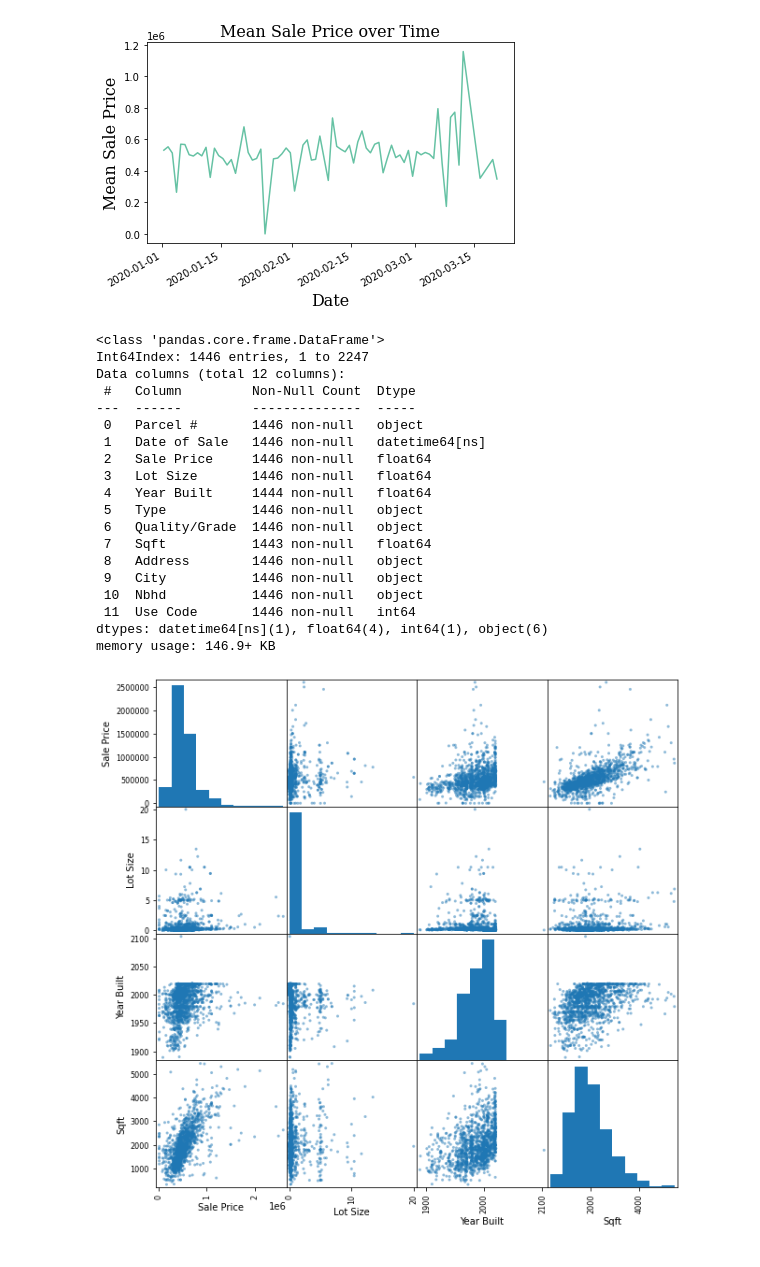
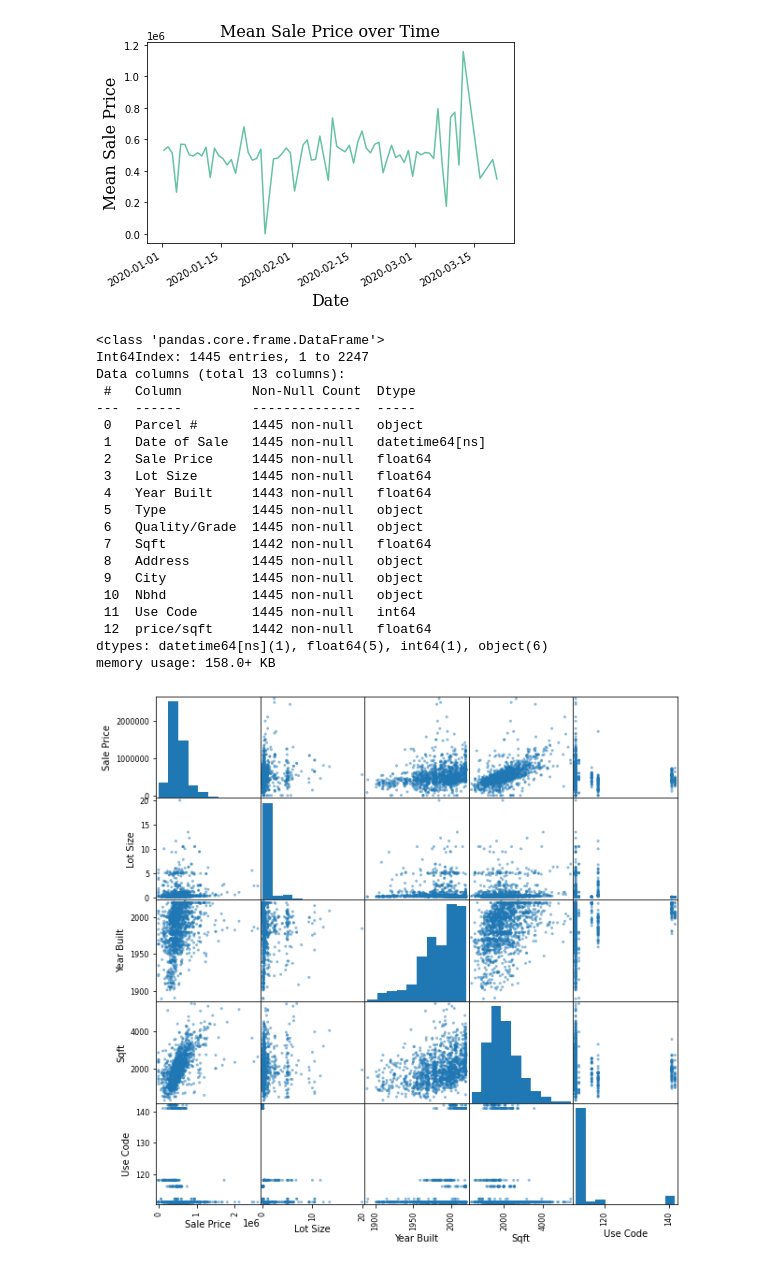
Before and after one commit to vmccready/home-saleprice-eda, a Jupyter notebook: sales_eda.ipynb, the cells around one changed output. Cells and saved outputs as stored; diff of their text form; code cells hidden in the pictures.

Commit message:
Created additional plots relating columns. Additional type casting for data

```diff
--- a/sales_eda.ipynb
+++ b/sales_eda.ipynb
@@ -119,0 +124,3 @@ home_sales['Nbhd'] = home_sales['Nbhd'].map(lambda n: n.split(':')[1])
+# %%
+# Removing rows where Year Built is greater than current year
+home_sales.drop(home_sales[home_sales['Year Built'] > 2021].index, inplace=True)
@@ -257,35 +296,37 @@ plt.show()
 single_family.info()
 # %% [output]
 <class 'pandas.core.frame.DataFrame'>
-Int64Index: 1446 entries, 1 to 2247
-Data columns (total 12 columns):
+Int64Index: 1445 entries, 1 to 2247
+Data columns (total 13 columns):
  #   Column         Non-Null Count  Dtype
 ---  ------         --------------  -----
- 0   Parcel #       1446 non-null   object
- 1   Date of Sale   1446 non-null   datetime64[ns]
- 2   Sale Price     1446 non-null   float64
- 3   Lot Size       1446 non-null   float64
- 4   Year Built     1444 non-null   float64
- 5   Type           1446 non-null   object
- 6   Quality/Grade  1446 non-null   object
- 7   Sqft           1443 non-null   float64
- 8   Address        1446 non-null   object
- 9   City           1446 non-null   object
- 10  Nbhd           1446 non-null   object
- 11  Use Code       1446 non-null   int64
-dtypes: datetime64[ns](1), float64(4), int64(1), object(6)
-memory usage: 146.9+ KB
+ 0   Parcel #       1445 non-null   object
+ 1   Date of Sale   1445 non-null   datetime64[ns]
+ 2   Sale Price     1445 non-null   float64
+ 3   Lot Size       1445 non-null   float64
+ 4   Year Built     1443 non-null   float64
+ 5   Type           1445 non-null   object
+ 6   Quality/Grade  1445 non-null   object
+ 7   Sqft           1442 non-null   float64
+ 8   Address        1445 non-null   object
+ 9   City           1445 non-null   object
+ 10  Nbhd           1445 non-null   object
+ 11  Use Code       1445 non-null   int64
+ 12  price/sqft     1442 non-null   float64
+dtypes: datetime64[ns](1), float64(5), int64(1), object(6)
+memory usage: 158.0+ KB
 # %%
 pd.plotting.scatter_matrix(
     single_family[[
         'Date of Sale',
         'Sale Price',
         'Lot Size',
         'Year Built',
         'Type',
         'Quality/Grade',
         'Sqft',
-        'Nbhd'
+        'Nbhd',
+        'Use Code'
     ]], figsize=(10,10));
 # %% [output]
-[figure, old version]
+[figure, new version]
```
Also changed, not shown: parts of 9 cells of this notebook, 1 other file.
